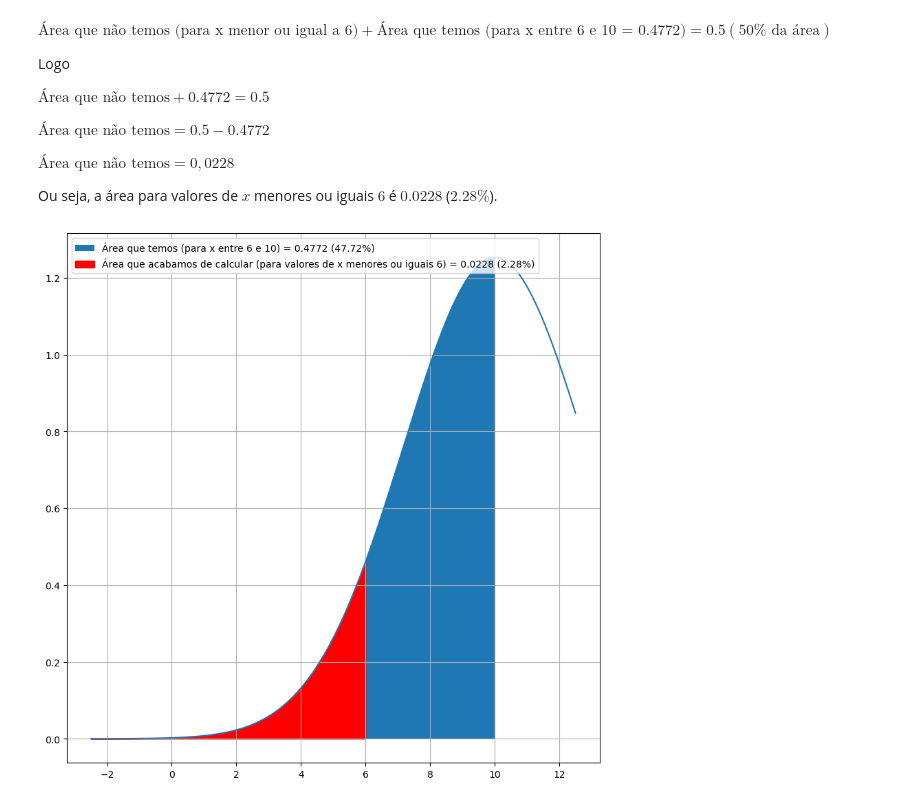
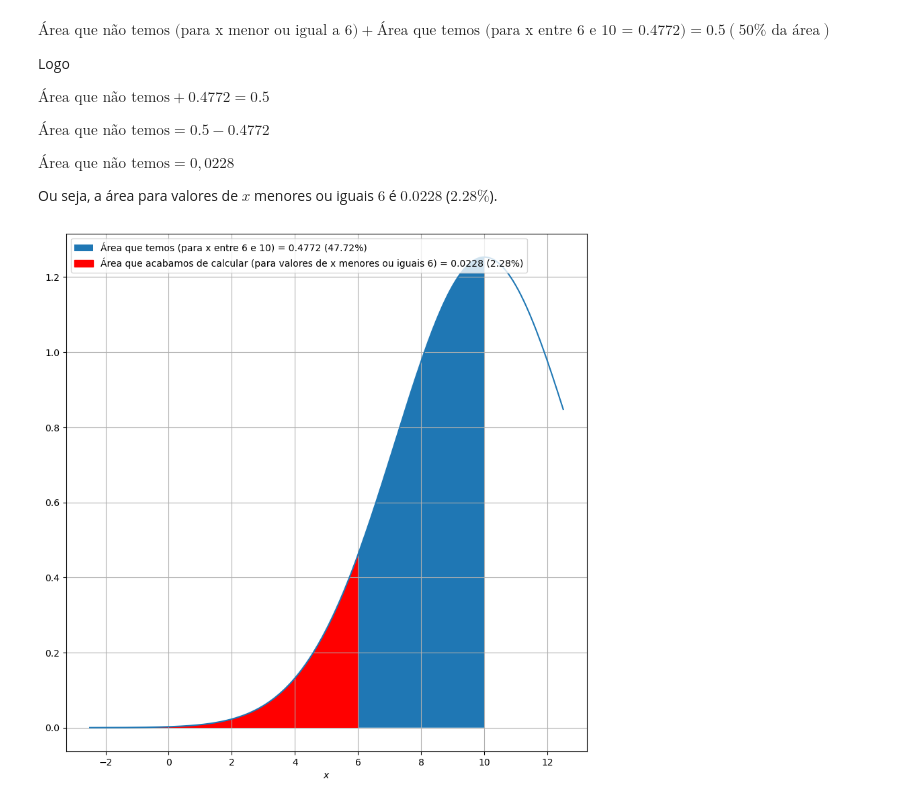
Before and after one commit to eltonlima01/statistics, a Jupyter notebook: normal-distribution/notebooks/main.ipynb, the cells around one changed output. Drawn from its saved outputs; the diff is of its cells as text; code cells hidden in the pictures.

```diff
--- a/normal-distribution/notebooks/main.ipynb
+++ b/normal-distribution/notebooks/main.ipynb
@@ -232,31 +237,32 @@ Ou seja, a área para valores de $x$ menores ou iguais $6$ é $0.0228$ ($2.28\%$
 # %%
 x1, x2 = -2.5, 12.5
 x = np.linspace (x1, x2, points)
 
 y = np.exp (- ((x - mu) ** 2) / ((2 * sigma ) ** 2)) / sigma * np.sqrt (2 * np.pi)
 
 plt.figure (figsize = [10, 10])
 plt.plot (x, y)
 plt.grid ()
+plt.xlabel ("$x$")
 
 i1, i2 = 10, 6
 i = np.linspace (i1, i2, points)
 
 yi = np.exp (- ((i - mu) ** 2) / ((2 * sigma ) ** 2)) / sigma * np.sqrt (2 * np.pi)
 
 plt.fill_between (i, yi, label = "Área que temos (para x entre 6 e 10) = 0.4772 (47.72%)")
 
 i1, i2 = 6, -2.5
 i = np.linspace (i1, i2, points)
 
 yi = np.exp (- ((i - mu) ** 2) / ((2 * sigma ) ** 2)) / sigma * np.sqrt (2 * np.pi)
 
 plt.fill_between (i, yi, color = "red", label = "Área que acabamos de calcular (para valores de x menores ou iguais 6) = 0.0228 (2.28%)")
 
 plt.legend (loc = "upper left")
 plt.show ()
 # %% [output]
-[figure, old version]
+[figure, new version]
 # %% [markdown]
 **Recapitulando:**
 
```
Also changed, not shown: parts of 14 cells of this notebook.
